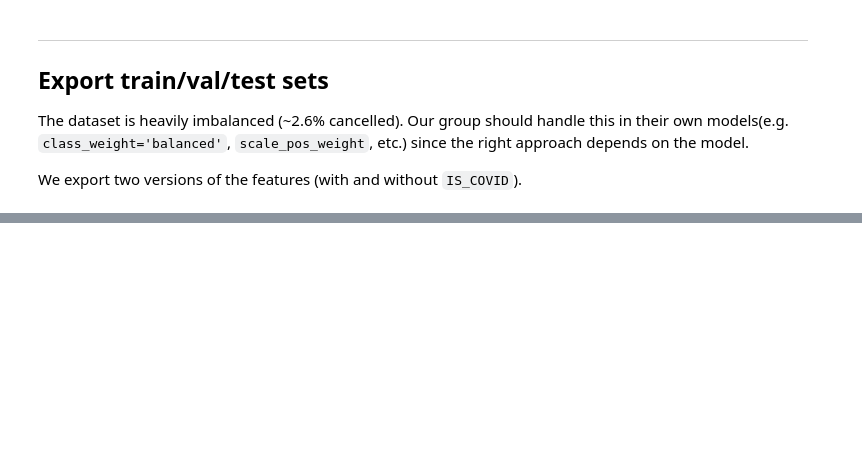
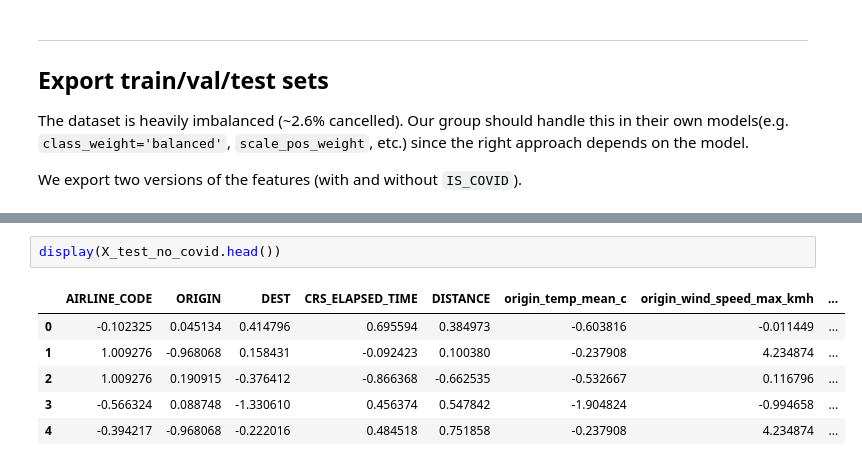
Before and after one commit to ZharlieSineFine/Flight-Cancellation-Classification---CS610-Applied-Machine-Learning-G2-Group-Project, a Jupyter notebook: Charlie/charlie_data_pipeline.ipynb, the cells around one changed output, grey strips where cells are left out. Saved outputs shown, nothing was run; the diff lists cells and outputs as text; blank space fills up the shorter version.

```diff
--- a/Charlie/charlie_data_pipeline.ipynb
+++ b/Charlie/charlie_data_pipeline.ipynb
@@ -401,0 +424,9 @@ Exported to artifacts/:
+# %%
+display(X_test_no_covid.head())
+# %% [output]
+|  | AIRLINE_CODE | ORIGIN | DEST | CRS_ELAPSED_TIME | DISTANCE | origin_temp_mean_c | origin_wind_speed_max_kmh | ... |
+| 0 | -0.102325 | 0.045134 | 0.414796 | 0.695594 | 0.384973 | -0.603816 | -0.011449 | ... |
+| 1 | 1.009276 | -0.968068 | 0.158431 | -0.092423 | 0.100380 | -0.237908 | 4.234874 | ... |
+| 2 | 1.009276 | 0.190915 | -0.376412 | -0.866368 | -0.662535 | -0.532667 | 0.116796 | ... |
+| 3 | -0.566324 | 0.088748 | -1.330610 | 0.456374 | 0.547842 | -1.904824 | -0.994658 | ... |
+| 4 | -0.394217 | -0.968068 | -0.222016 | 0.484518 | 0.751858 | -0.237908 | 4.234874 | ... |
```
Also changed, not shown: parts of 7 cells of this notebook, 9 other files.
